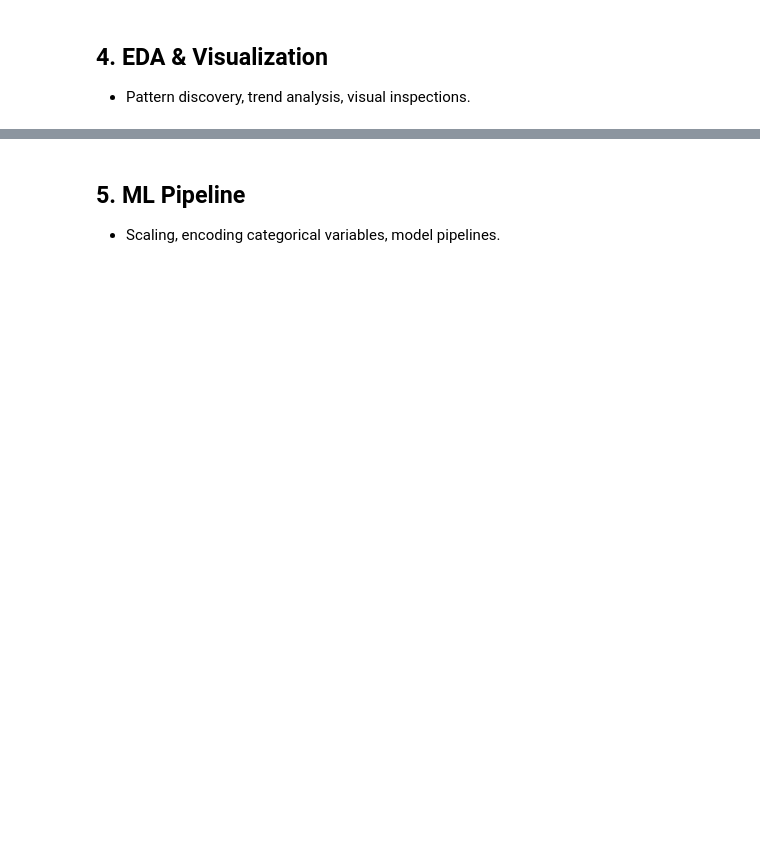
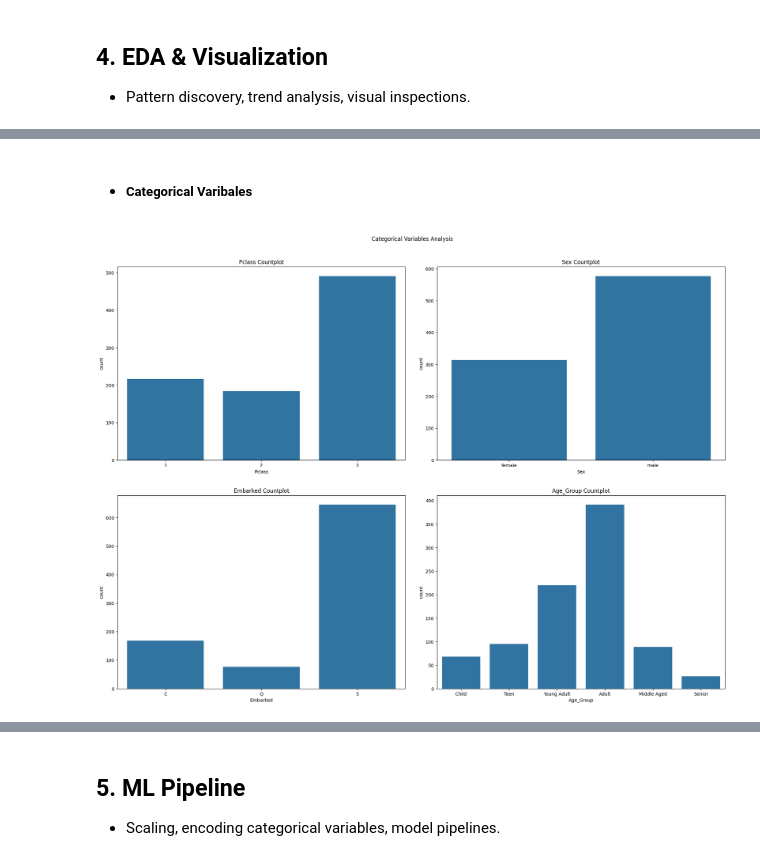
Before and after one commit to Omar-Seif/Titanic, a Jupyter notebook: Titanic.ipynb, the cells around one changed output, grey strips where cells are left out. Saved outputs shown, nothing was run; the diff lists cells and outputs as text; code cells hidden in the pictures; blank space fills up the shorter version.

```diff
--- a/Titanic.ipynb
+++ b/Titanic.ipynb
@@ -314,0 +309,3 @@ dtype: object
+# %%
+categorical_columns = df.select_dtypes(include='category')
+categorical_columns.head()
@@ -318,0 +384,14 @@ dtype: object
+# %% [markdown]
+* ##### Categorical Varibales
+# %%
+fig, axes = plt.subplots(2, 2, figsize=(20,15))
+plt.suptitle('Categorical Variables Analysis')
+
+for i, col in enumerate(categorical_columns.columns):
+    sns.countplot(categorical_columns, x=col, ax= axes[i//2, i%2])
+    axes[i//2, i%2].set_title(f"{col} Countplot")
+
+plt.tight_layout(pad=3)
+plt.show()
+# %% [output]
+[figure, added]
```
Also changed, not shown: parts of 49 cells of this notebook.
